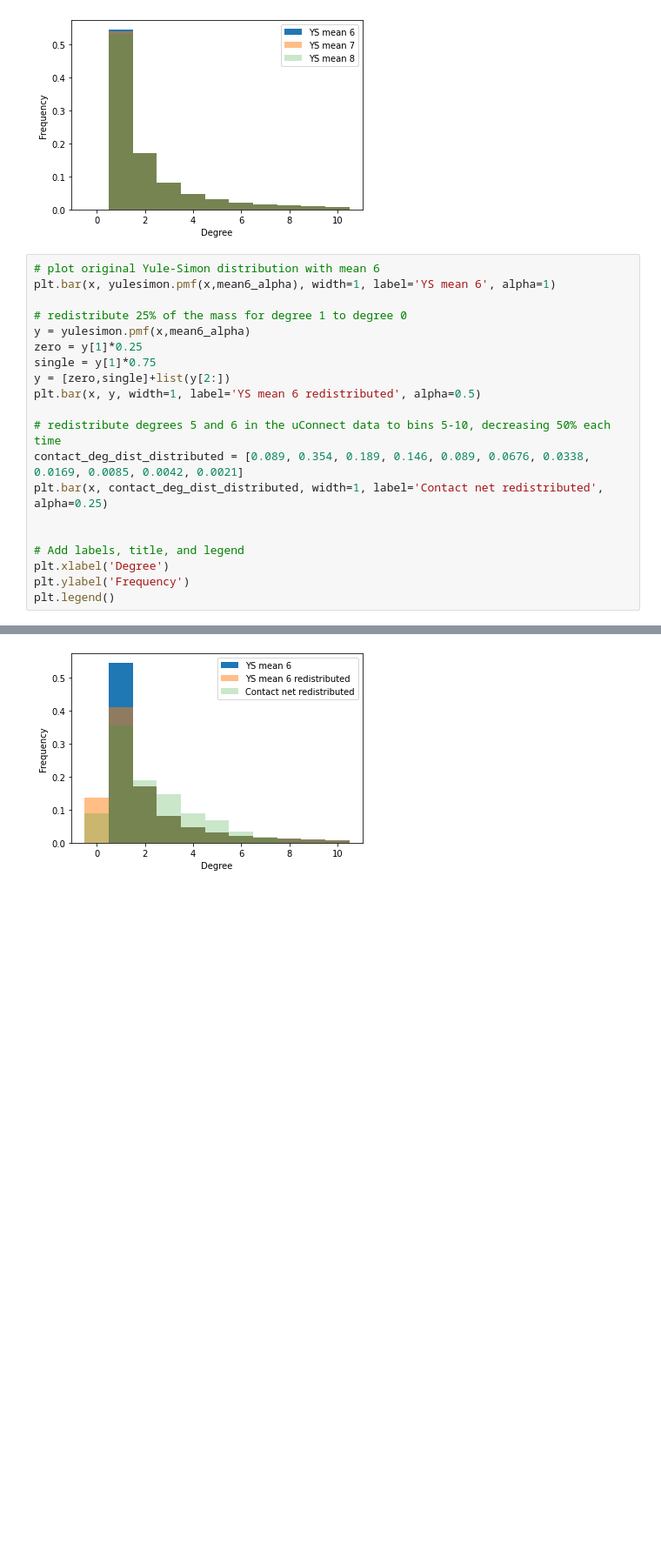
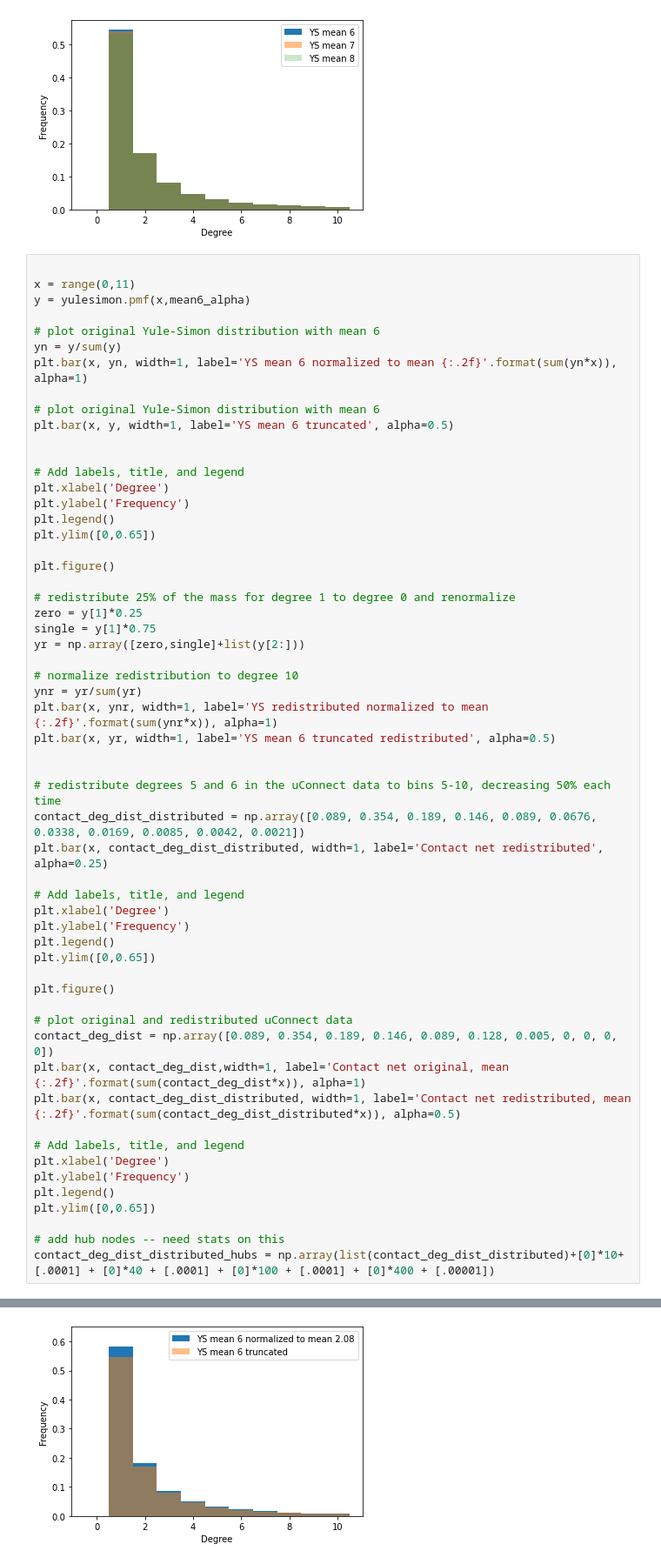
Before and after one commit to breecummins/social_sampling_in_epidemics, a Jupyter notebook: simulations/study_params_20220929/visualize_results.ipynb, the cells around one changed output, grey strips where cells are left out. Shown at 87% size. Drawn from its saved outputs; the diff is of its cells as text; blank space fills up the shorter version.

```diff
--- a/simulations/study_params_20220929/visualize_results.ipynb
+++ b/simulations/study_params_20220929/visualize_results.ipynb
@@ -276,23 +281,60 @@ plt.legend()
 <matplotlib.legend.Legend at 0x...>
 [figure]
 # %%
+
+x = range(0,11)
+y = yulesimon.pmf(x,mean6_alpha)
+
 # plot original Yule-Simon distribution with mean 6
-plt.bar(x, yulesimon.pmf(x,mean6_alpha), width=1, label='YS mean 6', alpha=1)
+yn = y/sum(y)
+plt.bar(x, yn, width=1, label='YS mean 6 normalized to mean {:.2f}'.format(sum(yn*x)), alpha=1)
 
-# redistribute 25% of the mass for degree 1 to degree 0
-y = yulesimon.pmf(x,mean6_alpha)
-zero = y[1]*0.25
-single = y[1]*0.75
-y = [zero,single]+list(y[2:])
-plt.bar(x, y, width=1, label='YS mean 6 redistributed', alpha=0.5)
-
-# redistribute degrees 5 and 6 in the uConnect data to bins 5-10, decreasing 50% each time
-contact_deg_dist_distributed = [0.089, 0.354, 0.189, 0.146, 0.089, 0.0676, 0.0338, 0.0169, 0.0085, 0.0042, 0.0021]
-plt.bar(x, contact_deg_dist_distributed, width=1, label='Contact net redistributed', alpha=0.25)
+# plot original Yule-Simon distribution with mean 6
+plt.bar(x, y, width=1, label='YS mean 6 truncated', alpha=0.5)
 
 
 # Add labels, title, and legend
 plt.xlabel('Degree')
 plt.ylabel('Frequency')
 plt.legend()
+plt.ylim([0,0.65])
+
+plt.figure()
+
+# redistribute 25% of the mass for degree 1 to degree 0 and renormalize
+zero = y[1]*0.25
+single = y[1]*0.75
+yr = np.array([zero,single]+list(y[2:]))
+
+# normalize redistribution to degree 10
+ynr = yr/sum(yr)
+plt.bar(x, ynr, width=1, label='YS redistributed normalized to mean {:.2f}'.format(sum(ynr*x)), alpha=1)
+plt.bar(x, yr, width=1, label='YS mean 6 truncated redistributed', alpha=0.5)
+
+
+# redistribute degrees 5 and 6 in the uConnect data to bins 5-10, decreasing 50% each time
+contact_deg_dist_distributed = np.array([0.089, 0.354, 0.189, 0.146, 0.089, 0.0676, 0.0338, 0.0169, 0.0085, 0.0042, 0.0021])
+plt.bar(x, contact_deg_dist_distributed, width=1, label='Contact net redistributed', alpha=0.25)
+
+# Add labels, title, and legend
+plt.xlabel('Degree')
+plt.ylabel('Frequency')
+plt.legend()
+plt.ylim([0,0.65])
+
+plt.figure()
+
+# plot original and redistributed uConnect data
+contact_deg_dist = np.array([0.089, 0.354, 0.189, 0.146, 0.089, 0.128, 0.005, 0, 0, 0, 0])
+plt.bar(x, contact_deg_dist,width=1, label='Contact net original, mean {:.2f}'.format(sum(contact_deg_dist*x)), alpha=1)
+plt.bar(x, contact_deg_dist_distributed, width=1, label='Contact net redistributed, mean {:.2f}'.format(sum(contact_deg_dist_distributed*x)), alpha=0.5)
+
+# Add labels, title, and legend
+plt.xlabel('Degree')
+plt.ylabel('Frequency')
+plt.legend()
+plt.ylim([0,0.65])
+
+# add hub nodes -- need stats on this
+contact_deg_dist_distributed_hubs = np.array(list(contact_deg_dist_distributed)+[0]*10+[.0001] + [0]*40 + [.0001] + [0]*100 + [.0001] + [0]*400 + [.00001])
 # %% [output]
@@ -300 +341 @@ plt.legend()
-[figure, old version]
+[figure, new version]
```
Also changed, not shown: parts of 2 cells of this notebook.
